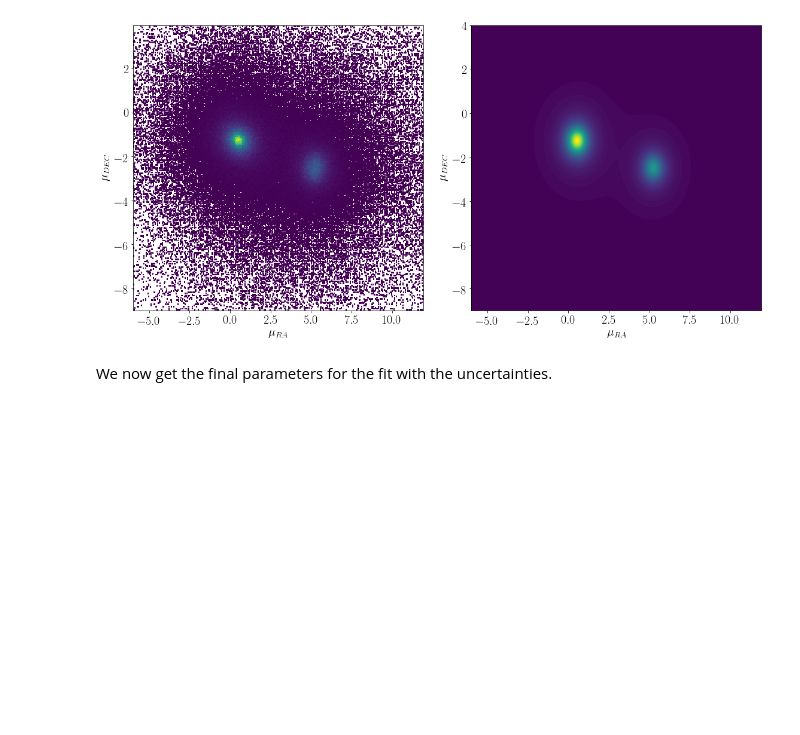
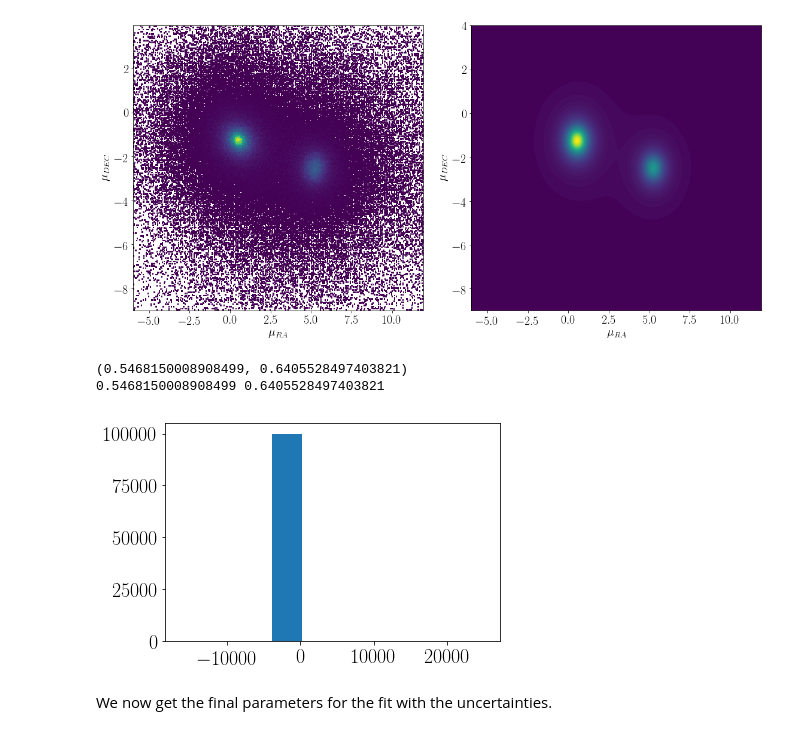
Before and after one commit to pmassana/smc_smash, a Jupyter notebook: 47Tuc cleansing.ipynb, the cells around one changed output. Saved outputs shown, nothing was run; the diff lists cells and outputs as text; code cells hidden in the pictures; blank space fills up the shorter version.

Commit message:
New plot for fit

```diff
--- a/47Tuc cleansing.ipynb
+++ b/47Tuc cleansing.ipynb
@@ -487,6 +487,23 @@ plt.savefig('/user/HS128/pm00518/Documents/PhD/CMD_SMASH/Plots/47tuc_pm_2dcauchy
 plt.show()
 # %% [output]
 [figure]
+# %%
+def cauchy_sampler(params, p_value):
+    x_0, gamma = params
+    return (x_0 + gamma * np.tan(np.pi*(p_value - 0.5)))
+# %%
+sample_number = 1e5
+
+# We sample from 1 distribution (SMC).
+uniform_values = np.random.random(int(sample_number))
+x_params = np.mean(fit_data[:,1]), np.mean(fit_data[:,3])
+x_values_smc = cauchy_sampler(x_params, uniform_values)
+plt.hist(x_values_smc)
+plt.show()
+# %% [output]
+(0.5468150008908499, 0.6405528497403821)
+0.5468150008908499 0.6405528497403821
+[figure, added]
 # %% [markdown]
 We now get the final parameters for the fit with the uncertainties.
 # %%
```
Also changed, not shown: parts of 16 cells of this notebook.
